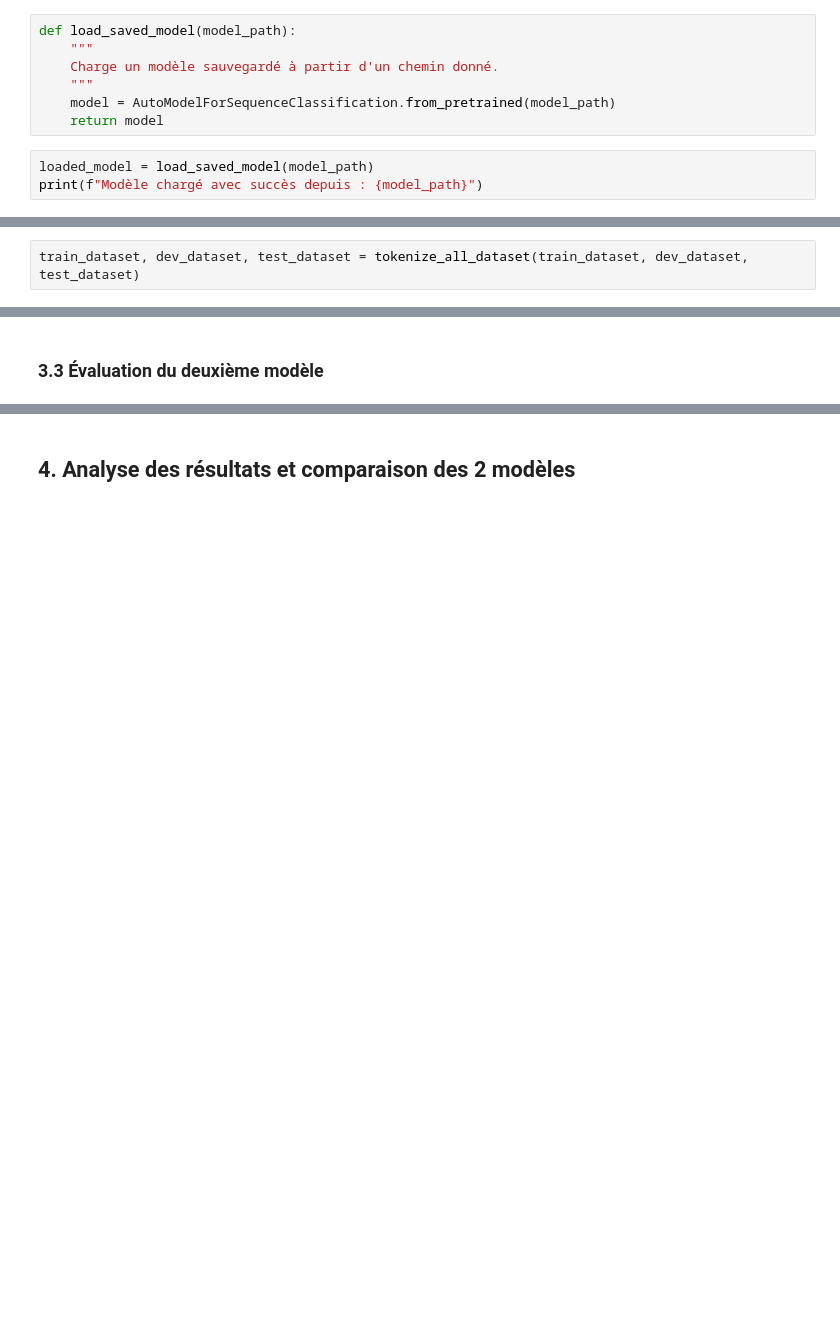
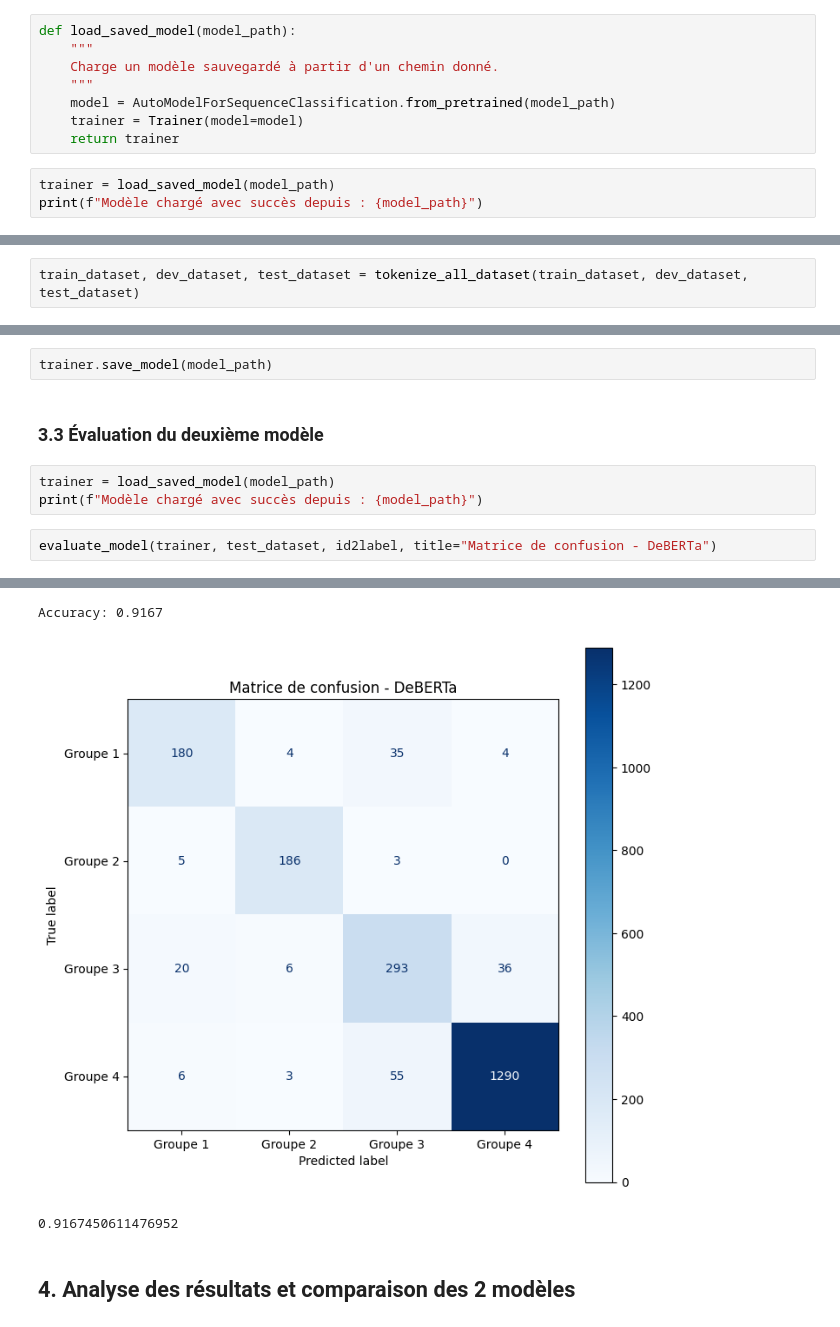
Before and after one commit to XavyShmore/tp2_nlp, a Jupyter notebook: t1_classification_nova.ipynb, the cells around one changed output, grey strips where cells are left out. Drawn from its saved outputs; the diff is of its cells as text; blank space fills up the shorter version.

```diff
--- a/t1_classification_nova.ipynb
+++ b/t1_classification_nova.ipynb
@@ -170,9 +179,10 @@ def load_saved_model(model_path):
     Charge un modèle sauvegardé à partir d'un chemin donné.
     """
     model = AutoModelForSequenceClassification.from_pretrained(model_path)
-    return model
+    trainer = Trainer(model=model)
+    return trainer
 # %%
-loaded_model = load_saved_model(model_path)
+trainer = load_saved_model(model_path)
 print(f"Modèle chargé avec succès depuis : {model_path}")
 # %% [output]
 Modèle chargé avec succès depuis : nlp_tp2_models/nova/bert
@@ -231,2 +247,10 @@ You should probably TRAIN this model on a down-stream task to be able to use it
+# %%
+trainer.save_model(model_path)
 # %% [markdown]
 ### 3.3 Évaluation du deuxième modèle
+# %%
+trainer = load_saved_model(model_path)
+print(f"Modèle chargé avec succès depuis : {model_path}")
+# %%
+evaluate_model(trainer, test_dataset, id2label, title="Matrice de confusion - DeBERTa")
+# %% [output]
@@ -233,2 +258,5 @@ You should probably TRAIN this model on a down-stream task to be able to use it
+Accuracy: 0.9167
+[figure, added]
+0.9167450611476952
 # %% [markdown]
 ## 4. Analyse des résultats et comparaison des 2 modèles
```
Also changed, not shown: parts of 10 cells of this notebook.
